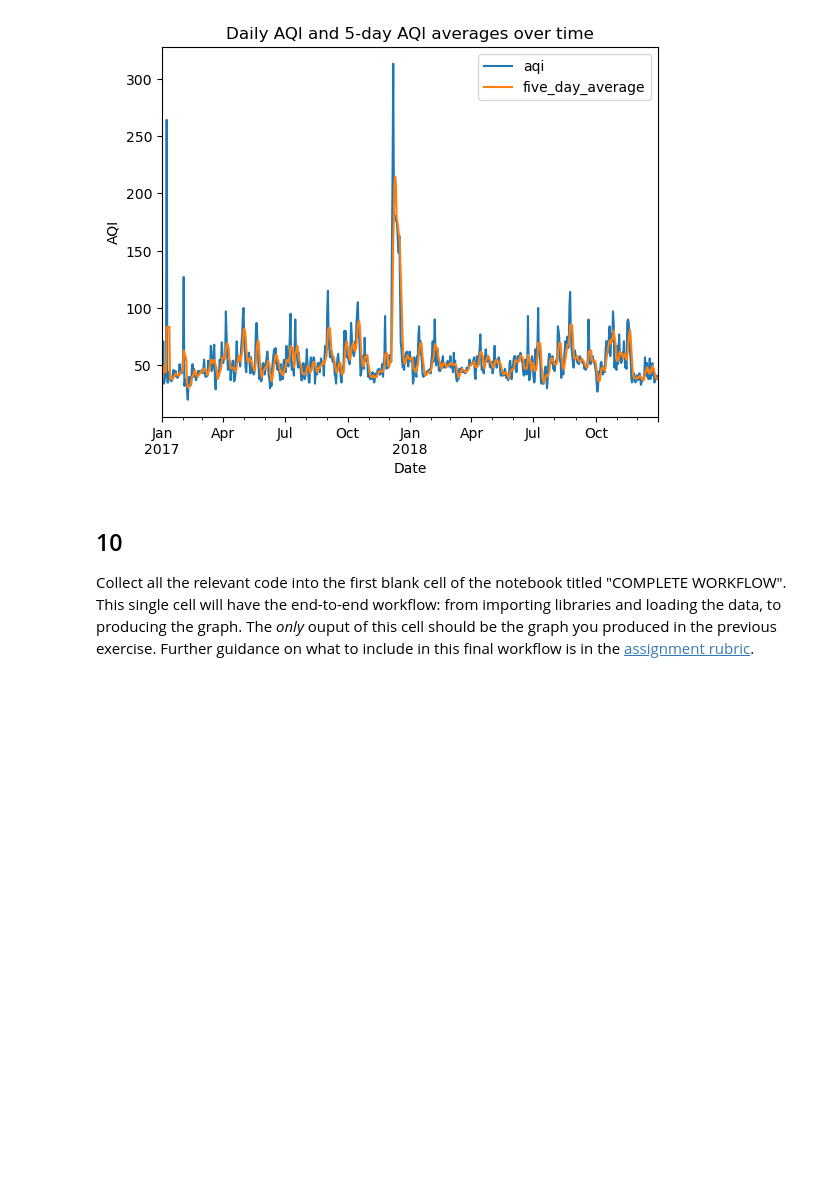
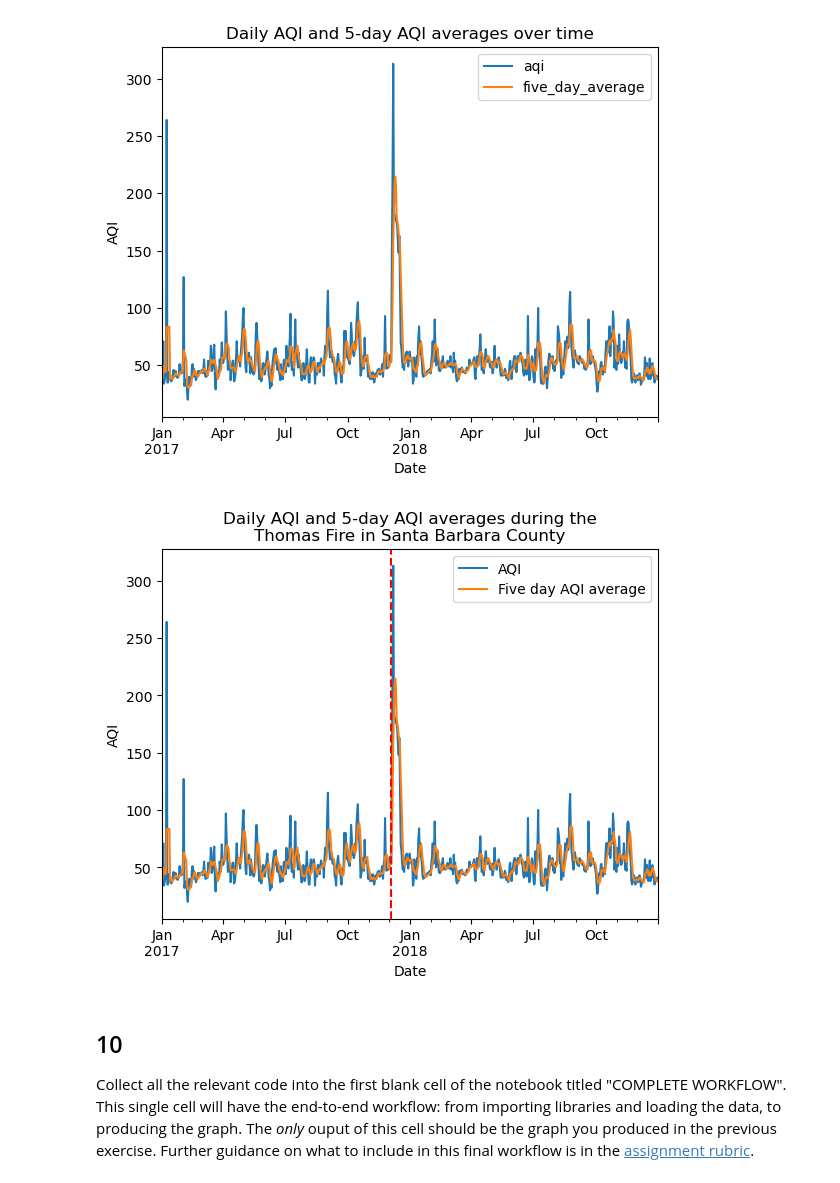
Before and after one commit to haylee360/eds220-hwk2, a Jupyter notebook: hwk2-task3-aqi-oyler.ipynb, the cells around one changed output. Drawn from its saved outputs; the diff is of its cells as text; code cells hidden in the pictures; blank space fills up the shorter version.

Commit message:
Add vertical line to thomas fire plot

```diff
--- a/hwk2-task3-aqi-oyler.ipynb
+++ b/hwk2-task3-aqi-oyler.ipynb
@@ -65,8 +65,8 @@ d. In the same cell, read in the data for the 2018 Daily AQI by County ZIP file
 # %%
 import pandas as pd
 # Read in data
-aqi_17 = pd.read_csv('https://aqs.epa.gov/aqsweb/airdata/daily_aqi_by_county_2017.zip')
-aqi_18 = pd.read_csv('https://aqs.epa.gov/aqsweb/airdata/daily_aqi_by_county_2018.zip')
+aqi_17 = pd.read_csv('https://aqs.epa.gov/aqsweb/airdata/daily_aqi_by_county_2017.zip', compression = 'zip')
+aqi_18 = pd.read_csv('https://aqs.epa.gov/aqsweb/airdata/daily_aqi_by_county_2018.zip', compression = 'zip')
 # %% [markdown]
 <!-- END QUESTION -->
 
@@ -338,6 +338,29 @@ Index(['aqi', 'category', 'defining_parameter', 'defining_site',
 # %% [output]
 <AxesSubplot:title={'center':'Daily AQI and 5-day AQI averages over time'}, xlabel='Date', ylabel='AQI'>
 [figure]
+# %%
+# Initialize an empty figure (fig) and axis (ax)
+fig, ax = plt.subplots()
+
+# Visualize air quality during the Thomas Fire
+# aqi_sb.drop('number_of_sites_reporting', axis=1).plot(ax=ax, label = ['aqi', 'five'])
+aqi_sb.aqi.plot(ax=ax, label = 'AQI')
+aqi_sb.five_day_average.plot(ax=ax, label = "Five day AQI average")
+
+# Show the date of the Thomas fire
+plt.axvline(x = '2017-12-04', color = 'red', linestyle = 'dashed')
+
+# Customization
+ax.set_title('Daily AQI and 5-day AQI averages during the\nThomas Fire in Santa Barbara County')
+ax.set_xlabel('Date')
+ax.set_ylabel('AQI')
+# ax.legendlabels('AQI', 'Five day AQI average')
+ax.legend()
+
+# Display the figure
+plt.show()
+# %% [output]
+[figure, added]
 # %% [markdown]
 ## 10
 
```
